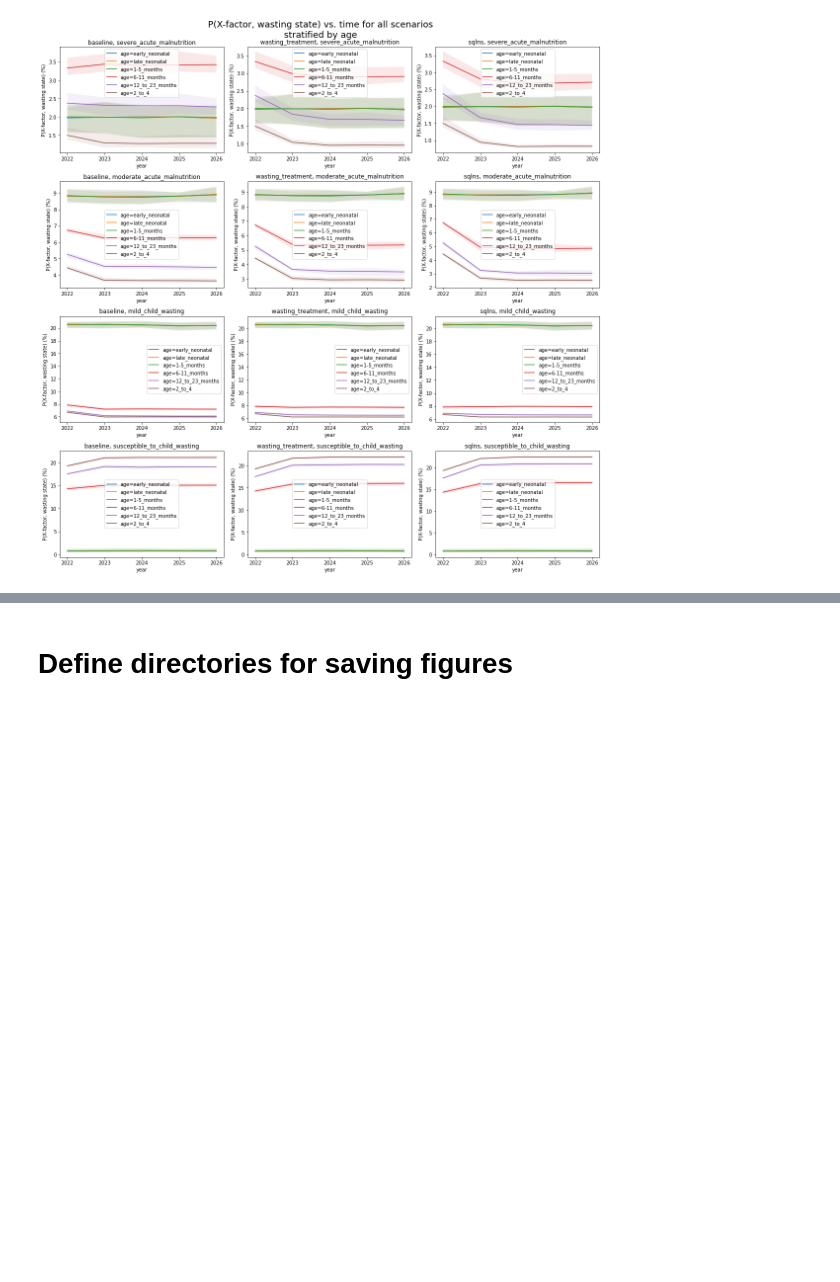
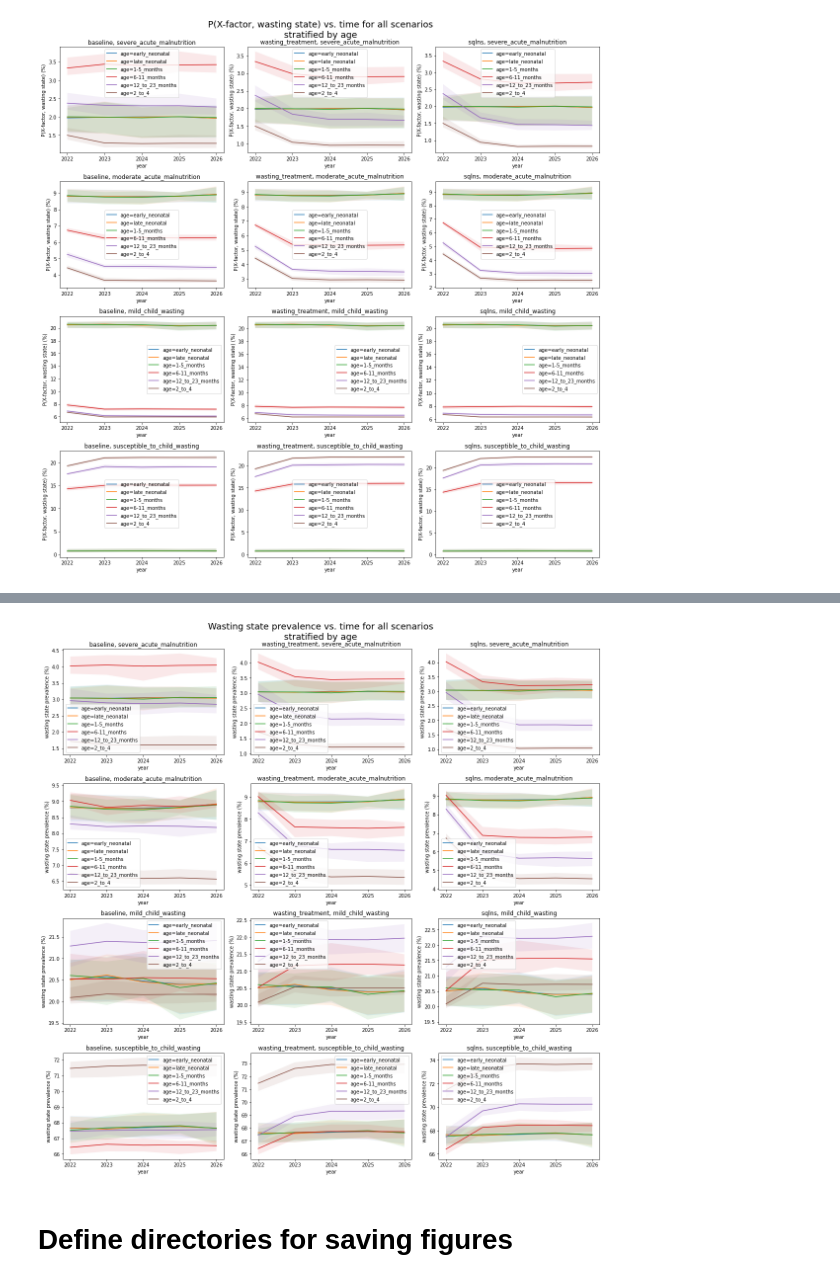
Before and after one commit to ihmeuw/vivarium_research_ciff_sam, a Jupyter notebook: model_validation/model4/2021_11_15b_v4.5.4_vv_x_factor_prevalence.ipynb, the cells around one changed output, grey strips where cells are left out. Saved outputs shown, nothing was run; the diff lists cells and outputs as text; code cells hidden in the pictures; blank space fills up the shorter version.

Commit message:
add plot of wasting state prevalence vs. time stratified by age

```diff
--- a/model_validation/model4/2021_11_15b_v4.5.4_vv_x_factor_prevalence.ipynb
+++ b/model_validation/model4/2021_11_15b_v4.5.4_vv_x_factor_prevalence.ipynb
@@ -345,3 +352,14 @@ figs[title] = fig
+# %%
+title = "Wasting state prevalence vs. time for all scenarios\nstratified by age"
+fig = csp.plot_over_time_by_column_for_each_wasting_state_and_scenario(
+    wasting_state_prevalence,
+    colname='age',
+    ylabel='wasting state prevalence (%)',
+    suptitle=title
+)
+figs[title] = fig
+# %% [output]
+[figure, added]
 # %% [markdown]
 # Define directories for saving figures
 # %%
```
Also changed, not shown: parts of 12 cells of this notebook.
